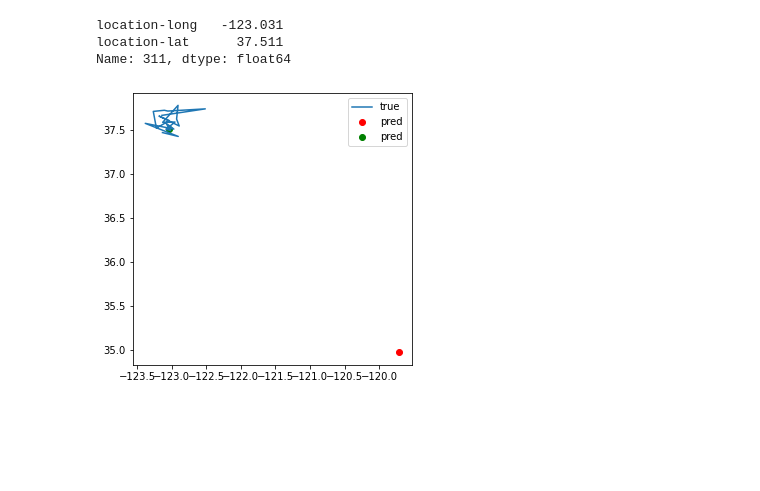
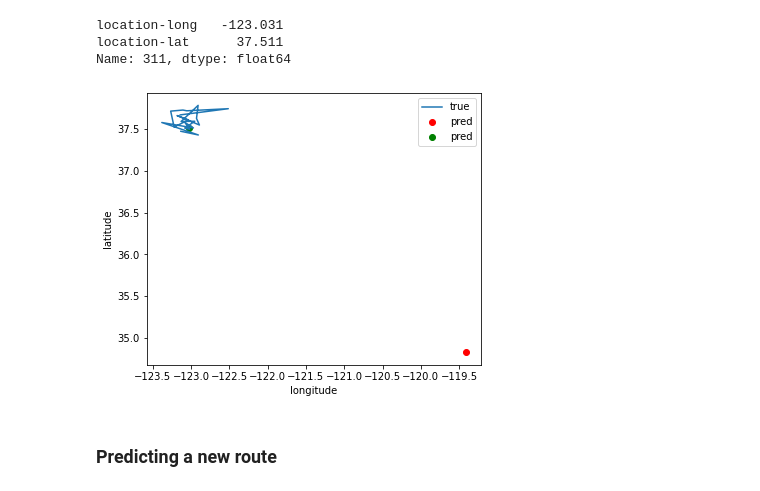
Before and after one commit to silconari/Modeling-Animal-Movement, a Jupyter notebook: src/Predicting_Willy. Looking_for_a_model .ipynb, the cells around one changed output. Saved outputs shown, nothing was run; the diff lists cells and outputs as text; code cells hidden in the pictures; blank space fills up the shorter version.

```diff
--- a/src/Predicting_Willy. Looking_for_a_model .ipynb
+++ b/src/Predicting_Willy. Looking_for_a_model .ipynb
@@ -177,11 +177,15 @@ location-long   -123.031
 location-lat      37.511
 Name: 311, dtype: float64
 # %%
-pyplot.figure(figsize=(5,5))
+pyplot.figure(figsize=(6,5))
 pyplot.plot(test_df[:20]["location-long"], test_df[:20]["location-lat"], label='true')
 pyplot.scatter(y_pred[0], y_pred[1],  c="red", label='pred')
 pyplot.scatter(test_df.iloc[21][0], test_df.iloc[21][1],  c="green", label='pred')
+pyplot.xlabel("longitude")
+pyplot.ylabel("latitude")
 pyplot.legend()
 pyplot.show()
 # %% [output]
-[figure, old version]
+[figure, new version]
+# %% [markdown]
+### Predicting a new route
```
Also changed, not shown: parts of 6 cells of this notebook, 13 other files.
